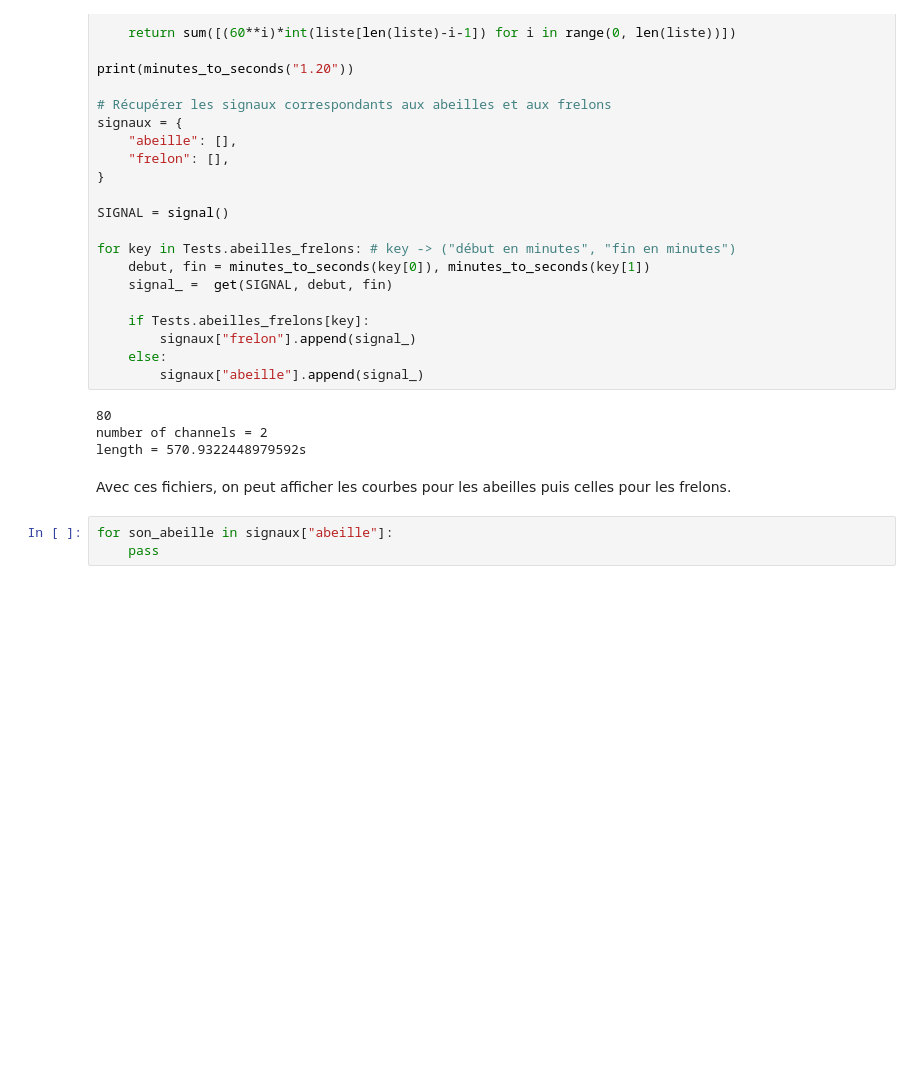
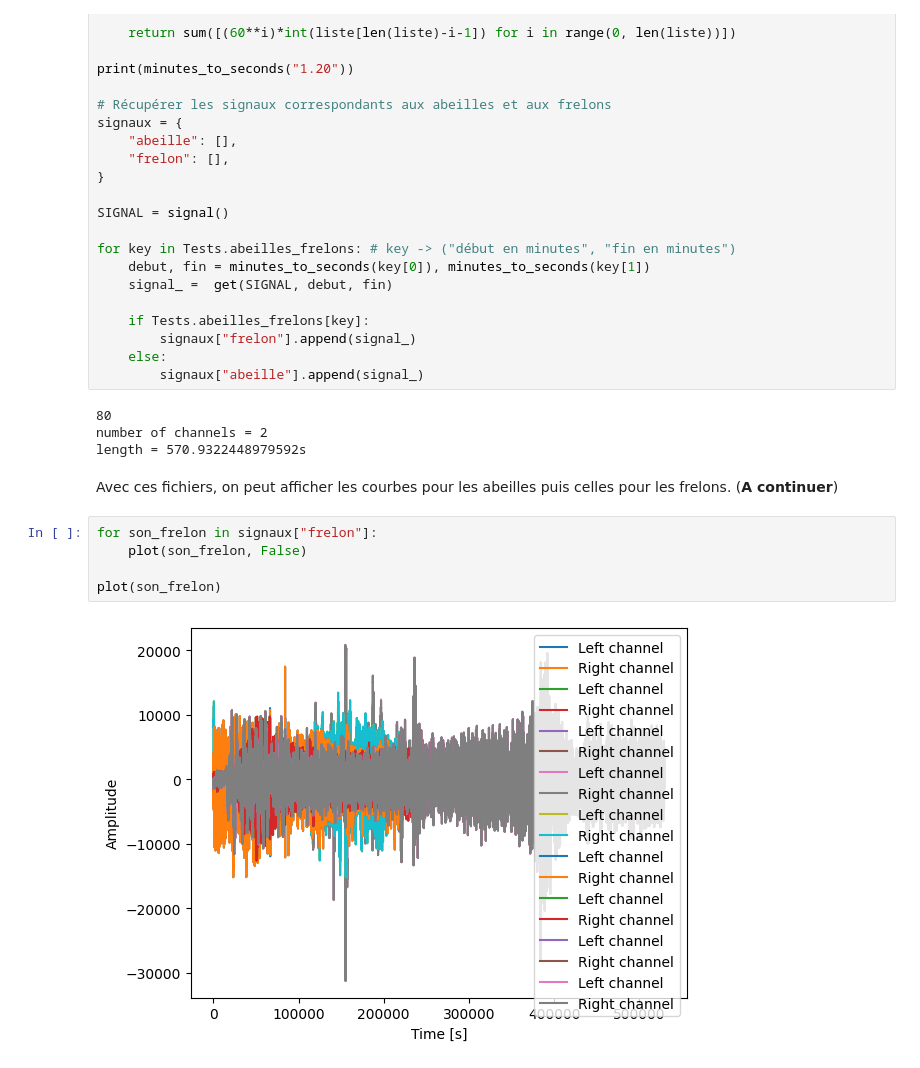
Before and after one commit to nathan-004/Ruche-Connectee, a Jupyter notebook: Reconnaissance-sonore/frelon_abeille.ipynb, the cells around one changed output. Saved outputs shown, nothing was run; the diff lists cells and outputs as text; blank space fills up the shorter version.

```diff
--- a/Reconnaissance-sonore/frelon_abeille.ipynb
+++ b/Reconnaissance-sonore/frelon_abeille.ipynb
@@ -134,7 +134,11 @@ for key in Tests.abeilles_frelons: # key -> ("début en minutes", "fin en minute
 number of channels = 2
 length = 570.9322448979592s
 # %% [markdown]
-Avec ces fichiers, on peut afficher les courbes pour les abeilles puis celles pour les frelons.
+Avec ces fichiers, on peut afficher les courbes pour les abeilles puis celles pour les frelons. (**A continuer**)
-# %%
-for son_abeille in signaux["abeille"]:
-    pass
+# %%
+for son_frelon in signaux["frelon"]:
+    plot(son_frelon, False)
+
+plot(son_frelon)
+# %% [output]
+[figure, added]
```
Also changed, not shown: parts of 3 cells of this notebook.
